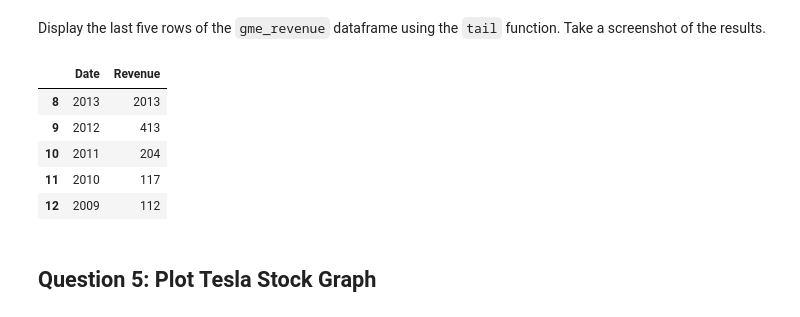
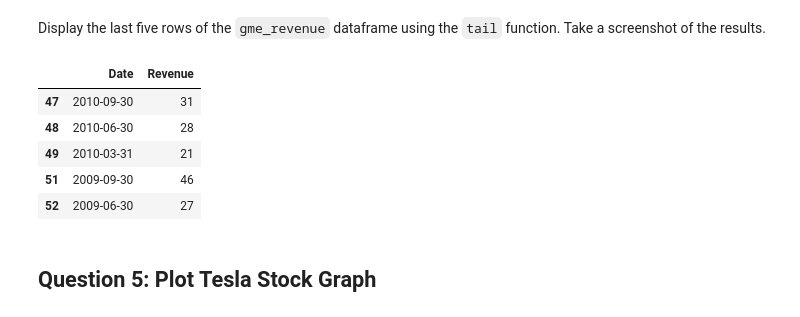
Before and after one commit to admanashy/homework, a Jupyter notebook: Final Assignment.ipynb, the cells around one changed output. Drawn from its saved outputs; the diff is of its cells as text; code cells hidden in the pictures.

```diff
--- a/Final Assignment.ipynb
+++ b/Final Assignment.ipynb
@@ -131,16 +208,14 @@ If you want to use the read_html function the table is located at index 1
 
 </details>
 # %%
-tesla_revenue = pd.DataFrame(columns=["Date", "Revenue"])
+tesla_revenue = pd.DataFrame(columns = ['Date', 'Revenue'])
 
-for row in soup.find("tbody").find_all('tr'):
+for row in soup.find_all("tbody")[1].find_all("tr"):
     col = row.find_all("td")
     date = col[0].text
-    revenue = col[1].text
+    revenue = col[1].text.replace("$", "").replace(",", "")
 
-
-    # Finally we append the data of each row to the table
-    tesla_revenue = tesla_revenue.append({"Date":date, "Revenue":revenue}, ignore_index=True)
+    tesla_revenue = tesla_revenue.append({"Date": date, "Revenue": revenue}, ignore_index = True)
 # %% [markdown]
 Execute the following line to remove the comma and dollar sign from the `Revenue` column.
 # %%
@@ -213,33 +290,32 @@ If you want to use the read_html function the table is located at index 1
 
 </details>
 # %%
-gme_revenue = pd.DataFrame(columns=["Date", "Revenue"])
+gme_revenue = pd.DataFrame(columns = ['Date', 'Revenue'])
 
-for row in soup.find("tbody").find_all('tr'):
+for row in soup.find_all("tbody")[1].find_all("tr"):
     col = row.find_all("td")
     date = col[0].text
-    revenue = col[1].text
+    revenue = col[1].text.replace("$", "").replace(",", "")
 
+    gme_revenue = gme_revenue.append({"Date": date, "Revenue": revenue}, ignore_index = True)
 
-    # Finally we append the data of each row to the table
-    gme_revenue = gme_revenue.append({"Date":date, "Revenue":revenue}, ignore_index=True)
-#format data
 gme_revenue["Revenue"] = tesla_revenue['Revenue'].str.replace(',|\$',"")
 gme_revenue.dropna(inplace=True)
+
 gme_revenue = tesla_revenue[tesla_revenue['Revenue'] != ""]
 # %% [output]
 The default value of regex will change from True to False in a future version.
 # %% [markdown]
 Display the last five rows of the `gme_revenue` dataframe using the `tail` function. Take a screenshot of the results.
 # %%
-gme_revenue.tail(5)
+gme_revenue.tail()
 # %% [output]
 |  | Date | Revenue |
-| 8 | 2013 | 2013 |
-| 9 | 2012 | 413 |
-| 10 | 2011 | 204 |
-| 11 | 2010 | 117 |
-| 12 | 2009 | 112 |
+| 47 | 2010-09-30 | 31 |
+| 48 | 2010-06-30 | 28 |
+| 49 | 2010-03-31 | 21 |
+| 51 | 2009-09-30 | 46 |
+| 52 | 2009-06-30 | 27 |
 # %% [markdown]
 ## Question 5: Plot Tesla Stock Graph
 # %% [markdown]
```
Also changed, not shown: parts of 5 cells of this notebook.
